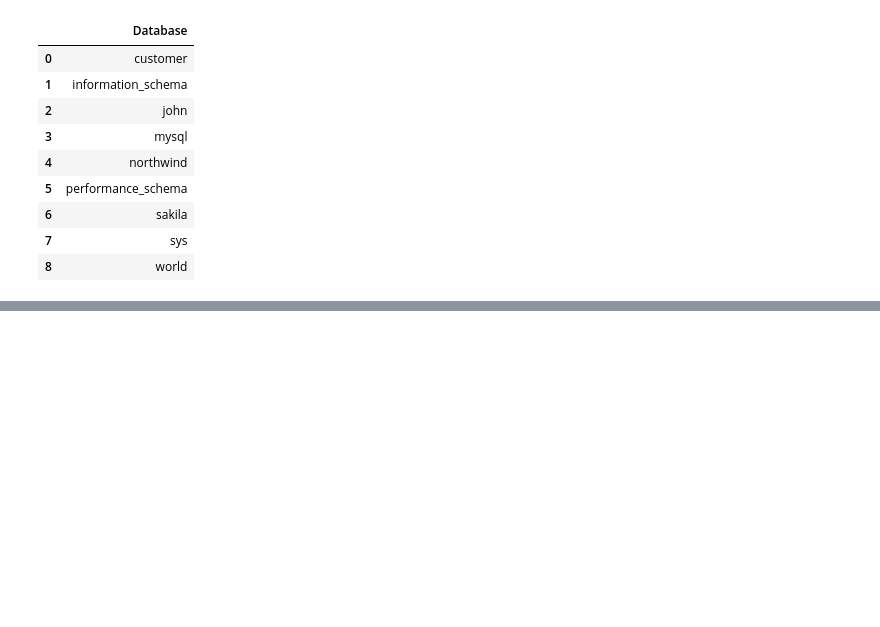
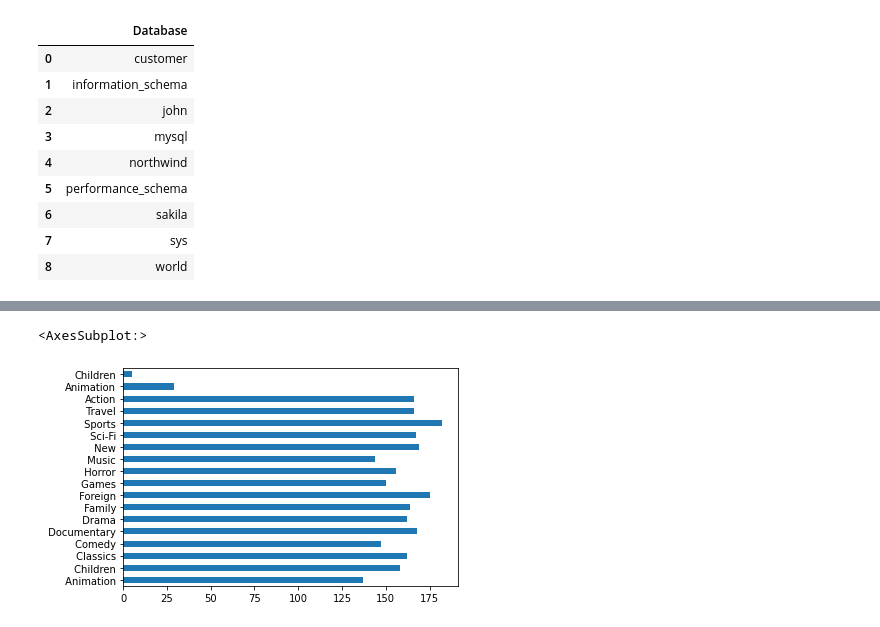
Before and after one commit to FelixOnofrei/SQL, a Jupyter notebook: SQL_with_Python.ipynb, the cells around one changed output, grey strips where cells are left out. Saved outputs shown, nothing was run; the diff lists cells and outputs as text; code cells hidden in the pictures; blank space fills up the shorter version.

```diff
--- a/SQL_with_Python.ipynb
+++ b/SQL_with_Python.ipynb
@@ -99,0 +108,2 @@ WHERE Discontinued = 0''').head()
+# %%
+films = df['film_info'].str.split(pat=';',expand=True)
@@ -99,0 +128,3 @@ WHERE Discontinued = 0''').head()
+# %%
+generes = films.apply(lambda x: x.str.split(pat=':'),axis=1).apply(lambda x: x.str[0])
+generes.head()
@@ -99,0 +138,8 @@ WHERE Discontinued = 0''').head()
+# %%
+# Now we will see how many artists have played in which movie genere
+import numpy as np
+data = generes.agg(func=lambda x: x.value_counts()).apply(lambda x: x.dropna().sum())
+dt = generes.agg(func=lambda x: x.value_counts())
+dt.replace(to_replace=np.nan,value=0, inplace=True)
+dt = dt.T
+dt.head(4)
@@ -99,0 +152,4 @@ WHERE Discontinued = 0''').head()
+# %%
+tmp = dt.apply(np.sum,axis=0)
+print('Top five movies played in: ')
+tmp.sort_values(ascending=False).head(5)
@@ -99,0 +164,7 @@ WHERE Discontinued = 0''').head()
+# %%
+import matplotlib.pyplot as plt
+import seaborn as sb
+tmp.plot(kind='barh')
+# %% [output]
+<AxesSubplot:>
+[figure, added]
```
Also changed, not shown: parts of 18 cells of this notebook.
